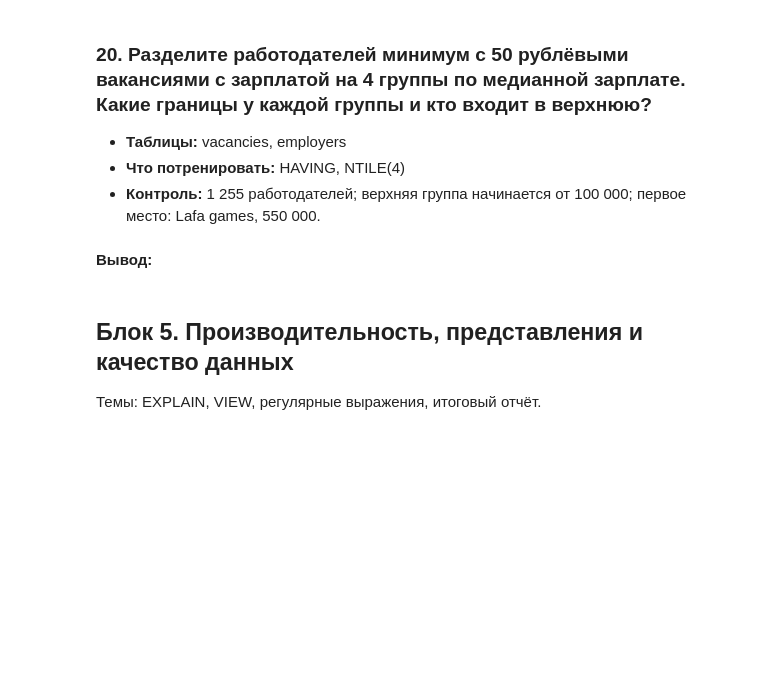
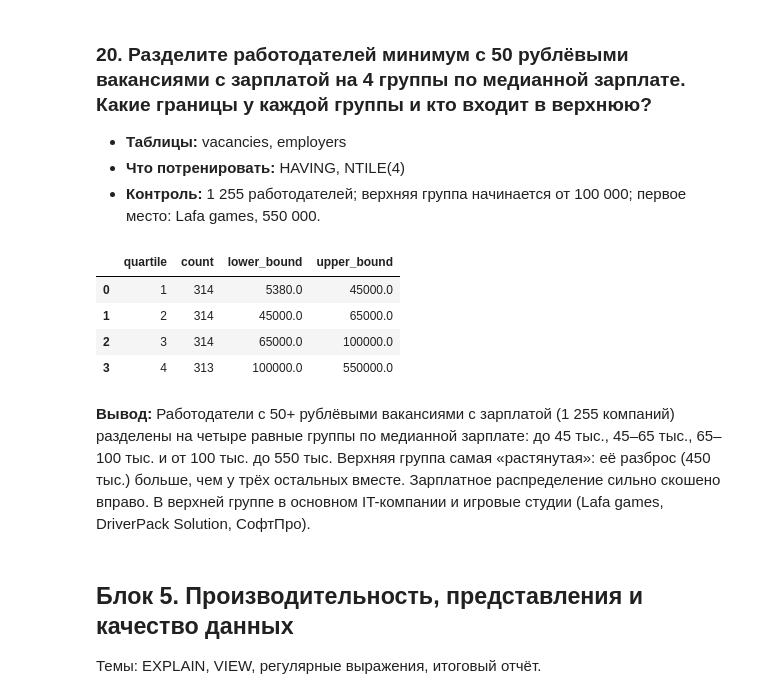
Before and after one commit to dI98Sk/sqlhh-lab, a Jupyter notebook: notebooks/01_questions.ipynb, the cells around one changed output. Cells and saved outputs as stored; diff of their text form; code cells hidden in the pictures; blank space fills up the shorter version.

```diff
--- a/notebooks/01_questions.ipynb
+++ b/notebooks/01_questions.ipynb
@@ -756,8 +861,49 @@ q("""
 - **Контроль:** 1 255 работодателей; верхняя группа начинается от 100 000; первое место: Lafa games, 550 000.
 # %%
 # Вопрос 20: q("""SELECT ...""")
+
+q("""
+WITH emp AS (
+SELECT e.employer_id,
+         e.name,
+         count(*) AS vacancies,
+         percentile_cont(0.5)
+         WITHIN GROUP (ORDER BY coalesce((v.salary_from + v.salary_to) / 2.0, v.salary_from, v.salary_to)) AS median_salary
+  FROM vacancies v
+  JOIN employers e ON e.employer_id  = v.employer_id
+  WHERE v.salary_currency = 'RUR'
+    AND (v.salary_from IS NOT NULL OR v.salary_to IS NOT NULL)
+  GROUP BY e.employer_id, e.name
+  HAVING count(*) >= 50
+),
+q AS(
+SELECT *,
+         NTILE(4) OVER (ORDER BY median_salary) AS quartile
+  FROM emp
+   ORDER BY median_salary DESC
+)
+
+SELECT quartile,
+         count(*),
+         min(median_salary) AS lower_bound,
+         max(median_salary) AS upper_bound
+  FROM q
+  GROUP BY quartile
+  ORDER BY quartile;
+""")
+
+# q("""
+# SELECT * FROM vacancies LIMIT 3;
+# """)
+# %% [output]
+|  | quartile | count | lower_bound | upper_bound |
+| 0 | 1 | 314 | 5380.0 | 45000.0 |
+| 1 | 2 | 314 | 45000.0 | 65000.0 |
+| 2 | 3 | 314 | 65000.0 | 100000.0 |
+| 3 | 4 | 313 | 100000.0 | 550000.0 |
 # %% [markdown]
 **Вывод:**
+ Работодатели с 50+ рублёвыми вакансиями с зарплатой (1 255 компаний) разделены на четыре равные группы по медианной зарплате: до 45 тыс., 45–65 тыс., 65–100 тыс. и от 100 тыс. до 550 тыс. Верхняя группа самая «растянутая»: её разброс (450 тыс.) больше, чем у трёх остальных вместе. Зарплатное распределение сильно скошено вправо. В верхней группе в основном IT-компании и игровые студии (Lafa games, DriverPack Solution, СофтПро).
 # %% [markdown]
 ## Блок 5. Производительность, представления и качество данных
 
```
Also changed, not shown: parts of 13 cells of this notebook.
